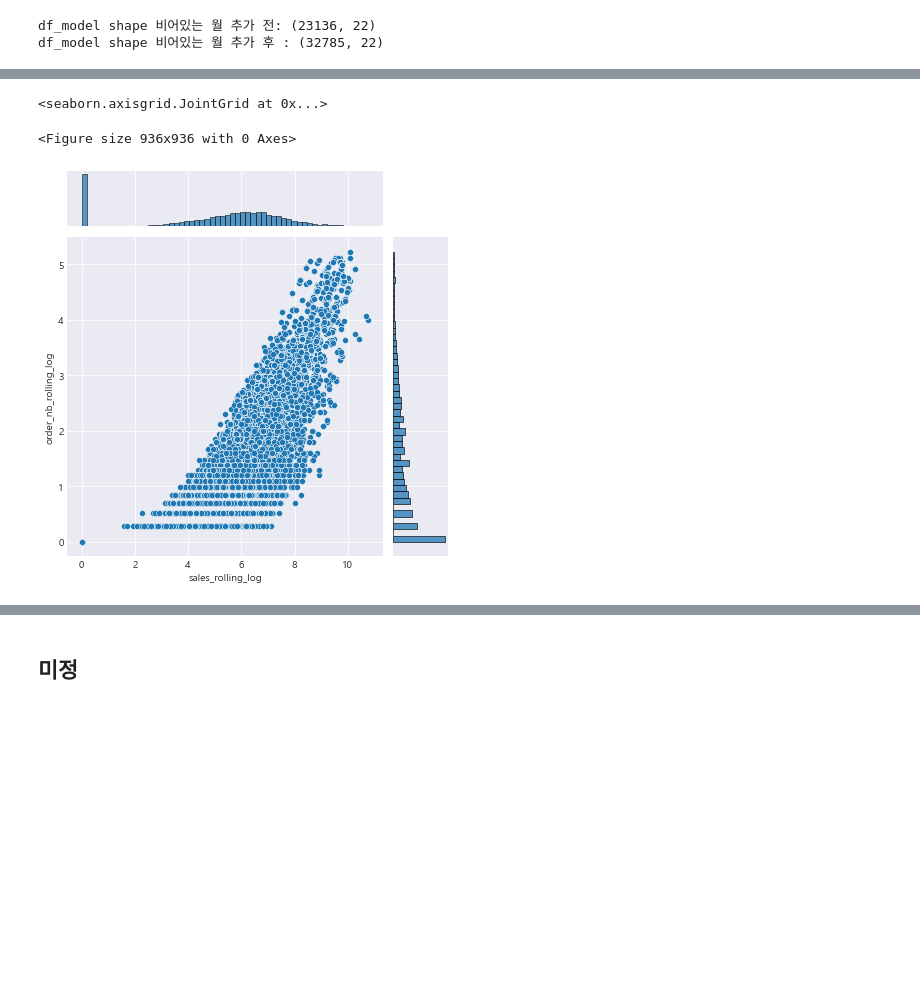
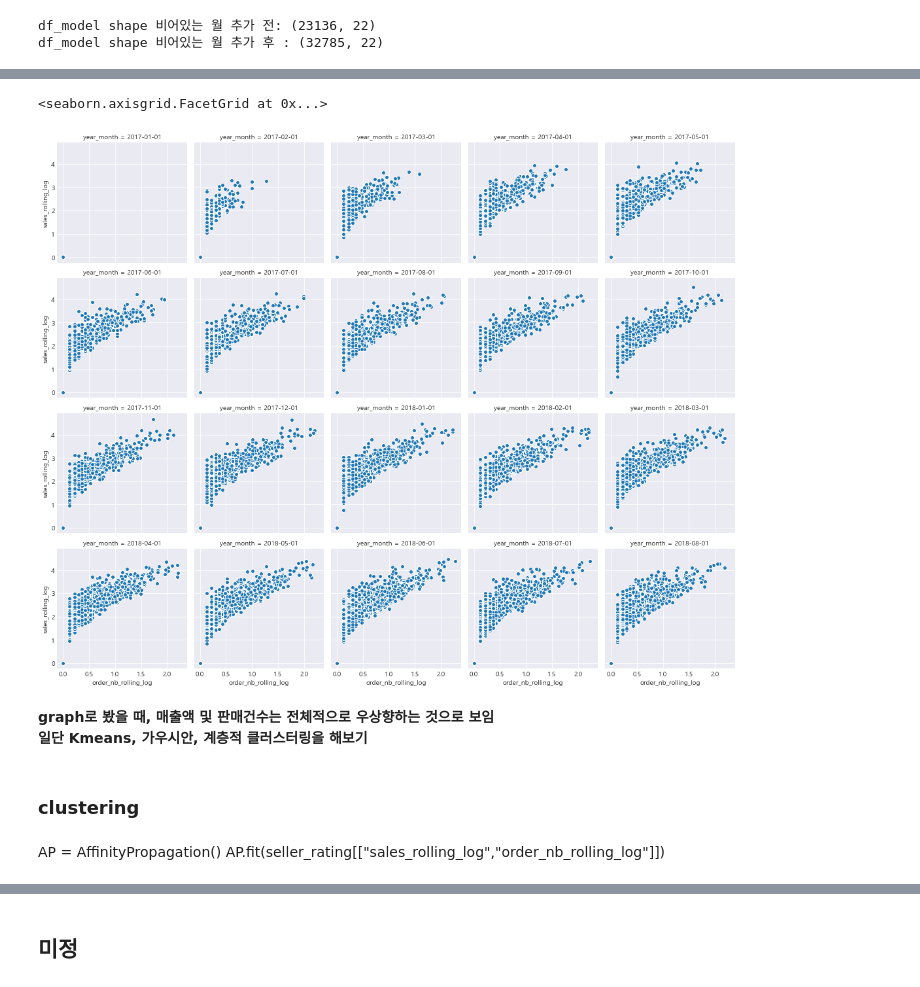
Before and after one commit to changyong93/project_Brazilian-E-Commerce-Public-Dataset-by-Olist, a Jupyter notebook: 전처리~피쳐엔지니어링.ipynb, the cells around one changed output, grey strips where cells are left out. Drawn from its saved outputs; the diff is of its cells as text; code cells hidden in the pictures; blank space fills up the shorter version.

```diff
--- a/전처리~피쳐엔지니어링.ipynb
+++ b/전처리~피쳐엔지니어링.ipynb
@@ -1113,7 +1104,0 @@ df_model_temp
-# %%
-plt.figure(figsize = (13,13))
-sns.jointplot(data = df_model_temp,x = "sales_rolling_log",y = "order_nb_rolling_log")
-# %% [output]
-<seaborn.axisgrid.JointGrid at 0x...>
-<Figure size 936x936 with 0 Axes>
-[figure, removed]
@@ -1125,0 +1105,12 @@ df_model_temp_temp["order_nb_rolling"] = std.fit_transform(df_model_temp_temp["o
+# %%
+# A FacetGrid
+g2 = sns.FacetGrid(seller_rating.sort_values("year_month"), col="year_month",col_wrap=5)
+g2.map(plt.scatter, "order_nb_rolling_log", "sales_rolling_log", edgecolor="w")
+# %% [output]
+<seaborn.axisgrid.FacetGrid at 0x...>
+[figure, added]
+# %% [markdown]
+**graph로 봤을 때, 매출액 및 판매건수는 전체적으로 우상향하는 것으로 보임
+일단 Kmeans, 가우시안, 계층적 클러스터링을 해보기**
+# %% [markdown]
+### clustering
@@ -1125,0 +1142,3 @@ df_model_temp_temp["order_nb_rolling"] = std.fit_transform(df_model_temp_temp["o
+# %% [markdown]
+AP = AffinityPropagation()
+AP.fit(seller_rating[["sales_rolling_log","order_nb_rolling_log"]])
```
Also changed, not shown: parts of 25 cells of this notebook.
